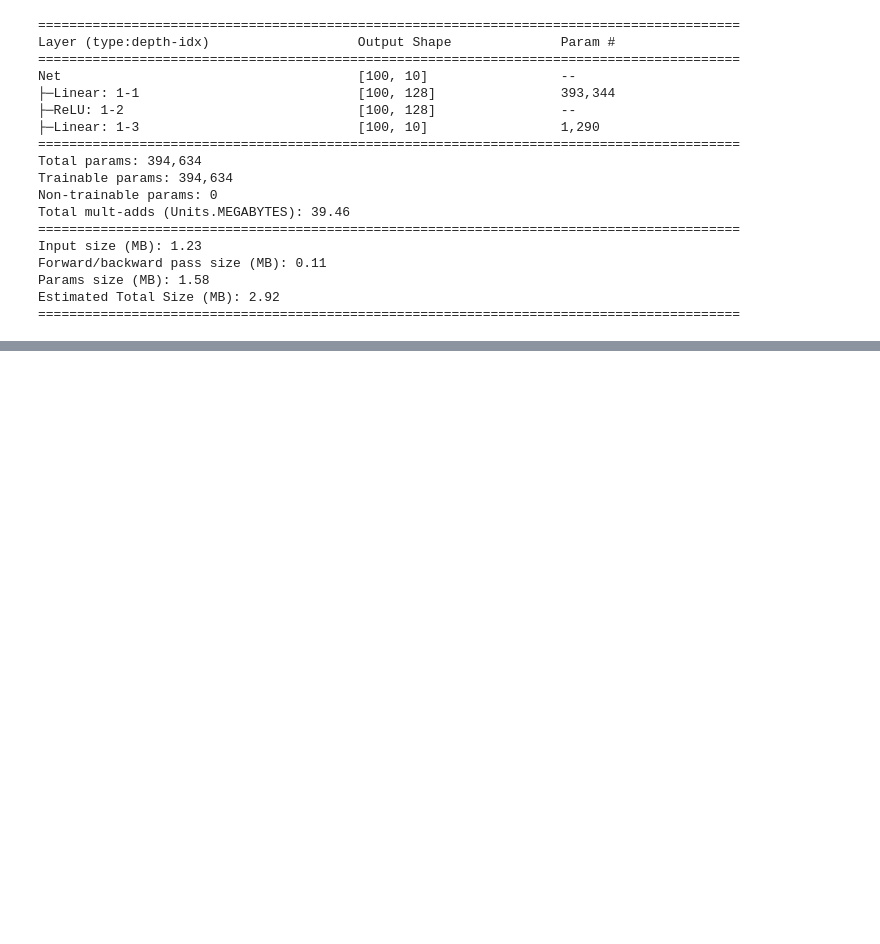
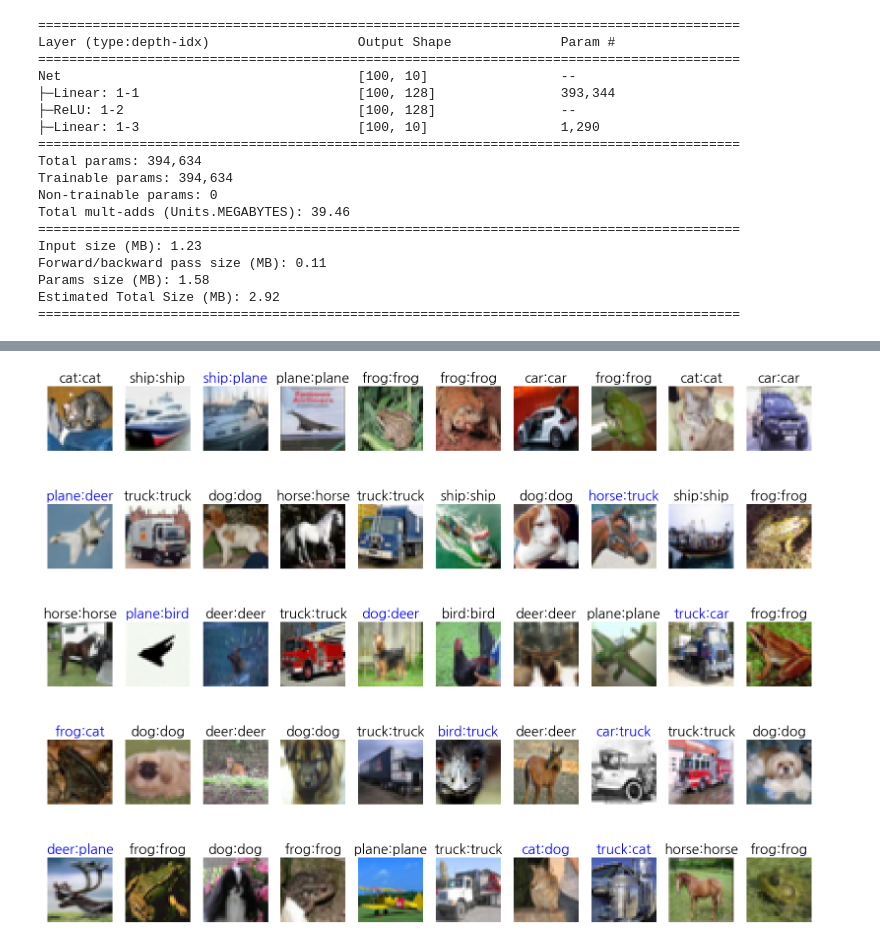
Before and after one commit to kny1209/test2, a Jupyter notebook: AI/강의_8기_AI개론_11차시_02_cnn.ipynb, the cells around one changed output, grey strips where cells are left out. Cells and saved outputs as stored; diff of their text form; code cells hidden in the pictures; blank space fills up the shorter version.

```diff
--- a/AI/강의_8기_AI개론_11차시_02_cnn.ipynb
+++ b/AI/강의_8기_AI개론_11차시_02_cnn.ipynb
@@ -831,0 +1027,5 @@ Estimated Total Size (MB): 2.92
+# %%
+# 처음 50 개 데이터 표시
+show_images_labels(test_loader2, classes, net, device)
+# %% [output]
+[figure, added]
```
Also changed, not shown: parts of 51 cells of this notebook.
